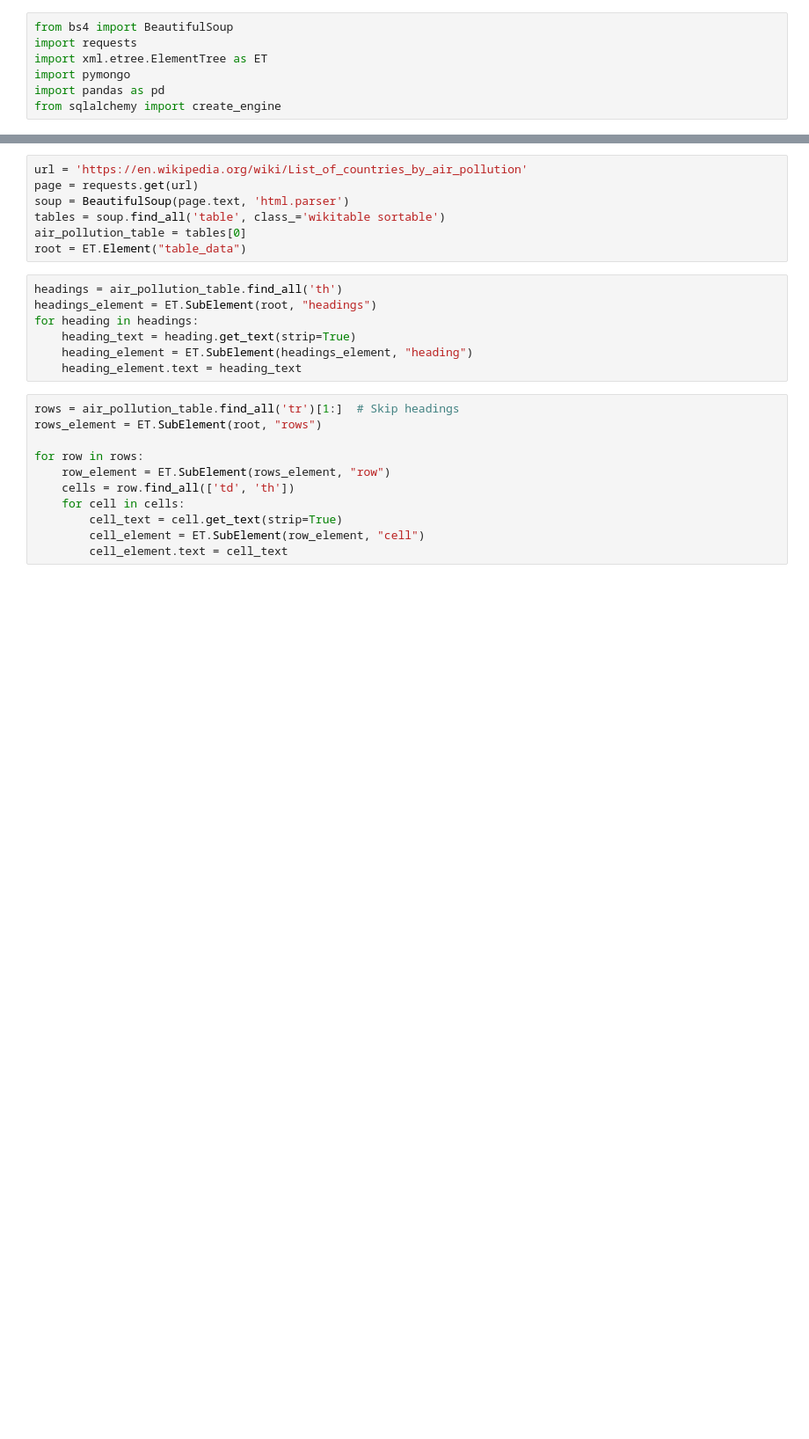
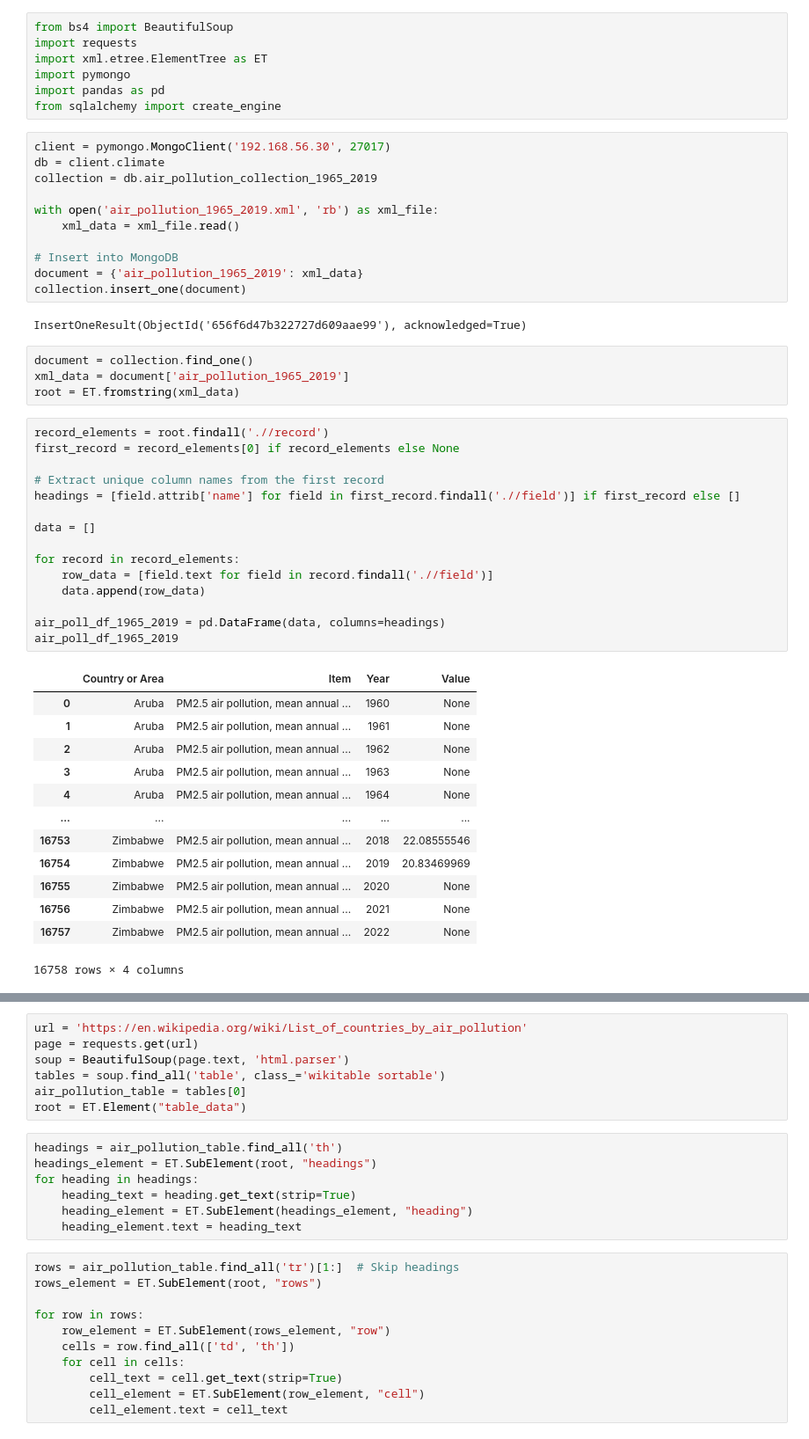
Before and after one commit to BrianRiera/CA_Database-Analytics, a Jupyter notebook: air_pollution..ipynb, the cells around one changed output, grey strips where cells are left out. Shown at 88% size. Cells and saved outputs as stored; diff of their text form; blank space fills up the shorter version.

```diff
--- a/air_pollution..ipynb
+++ b/air_pollution..ipynb
@@ -5,3 +5,49 @@ import xml.etree.ElementTree as ET
 import pymongo
 import pandas as pd
 from sqlalchemy import create_engine
+# %%
+client = pymongo.MongoClient('192.168.56.30', 27017)
+db = client.climate
+collection = db.air_pollution_collection_1965_2019
+
+with open('air_pollution_1965_2019.xml', 'rb') as xml_file:
+    xml_data = xml_file.read()
+
+# Insert into MongoDB
+document = {'air_pollution_1965_2019': xml_data}
+collection.insert_one(document)
+# %% [output]
+InsertOneResult(ObjectId('656f6d47b322727d609aae99'), acknowledged=True)
+# %%
+document = collection.find_one()
+xml_data = document['air_pollution_1965_2019']
+root = ET.fromstring(xml_data)
+# %%
+record_elements = root.findall('.//record')
+first_record = record_elements[0] if record_elements else None
+
+# Extract unique column names from the first record
+headings = [field.attrib['name'] for field in first_record.findall('.//field')] if first_record else []
+
+data = []
+
+for record in record_elements:
+    row_data = [field.text for field in record.findall('.//field')]
+    data.append(row_data)
+
+air_poll_df_1965_2019 = pd.DataFrame(data, columns=headings)
+air_poll_df_1965_2019
+# %% [output]
+|  | Country or Area | Item | Year | Value |
+| 0 | Aruba | PM2.5 air pollution, mean annual ... | 1960 | None |
+| 1 | Aruba | PM2.5 air pollution, mean annual ... | 1961 | None |
+| 2 | Aruba | PM2.5 air pollution, mean annual ... | 1962 | None |
+| 3 | Aruba | PM2.5 air pollution, mean annual ... | 1963 | None |
+| 4 | Aruba | PM2.5 air pollution, mean annual ... | 1964 | None |
+| ... | ... | ... | ... | ... |
+| 16753 | Zimbabwe | PM2.5 air pollution, mean annual ... | 2018 | 22.08555546 |
+| 16754 | Zimbabwe | PM2.5 air pollution, mean annual ... | 2019 | 20.83469969 |
+| 16755 | Zimbabwe | PM2.5 air pollution, mean annual ... | 2020 | None |
+| 16756 | Zimbabwe | PM2.5 air pollution, mean annual ... | 2021 | None |
+| 16757 | Zimbabwe | PM2.5 air pollution, mean annual ... | 2022 | None |
+16758 rows × 4 columns
```
Also changed, not shown: parts of 10 cells of this notebook, 4 other files.
